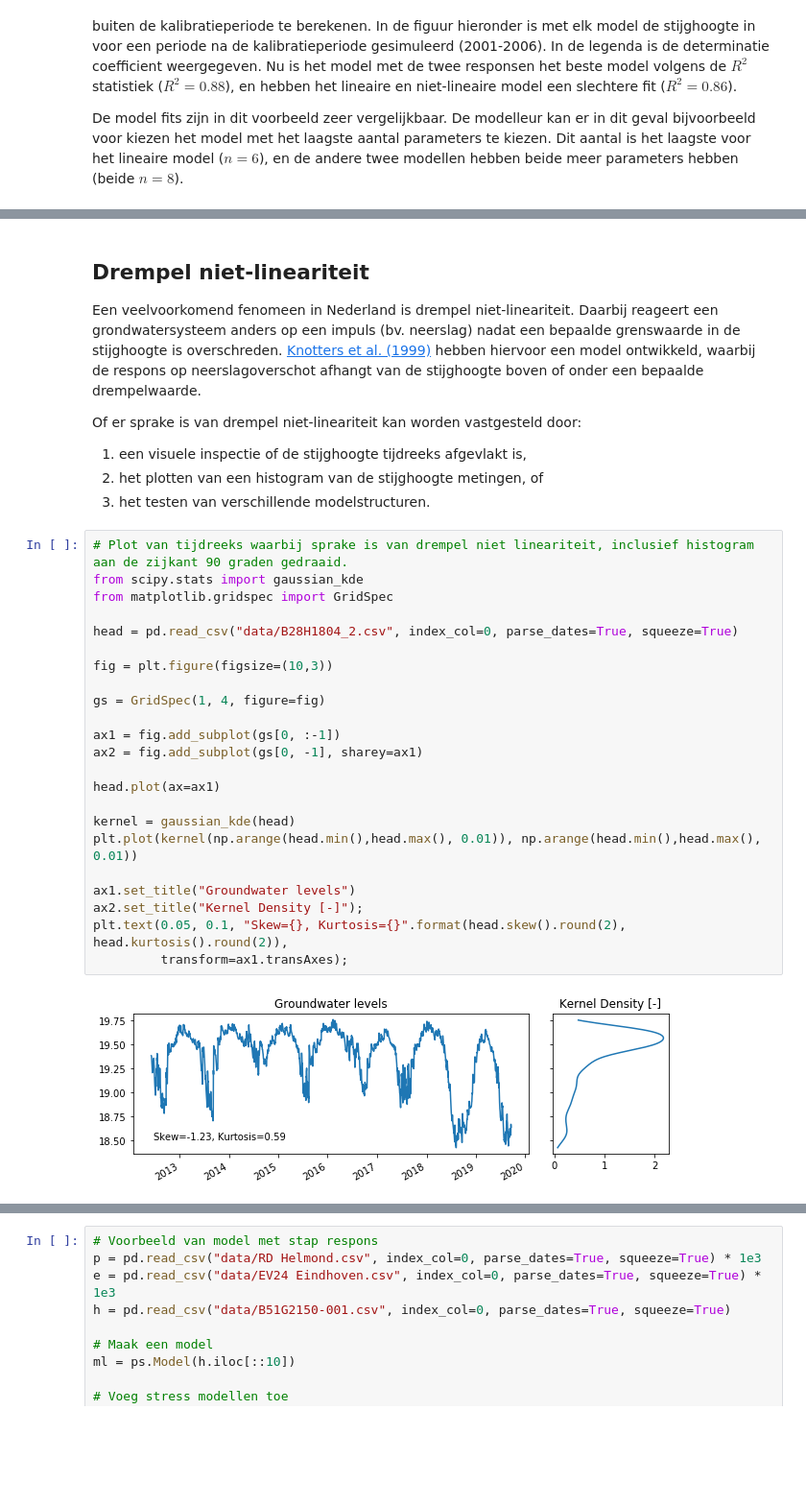
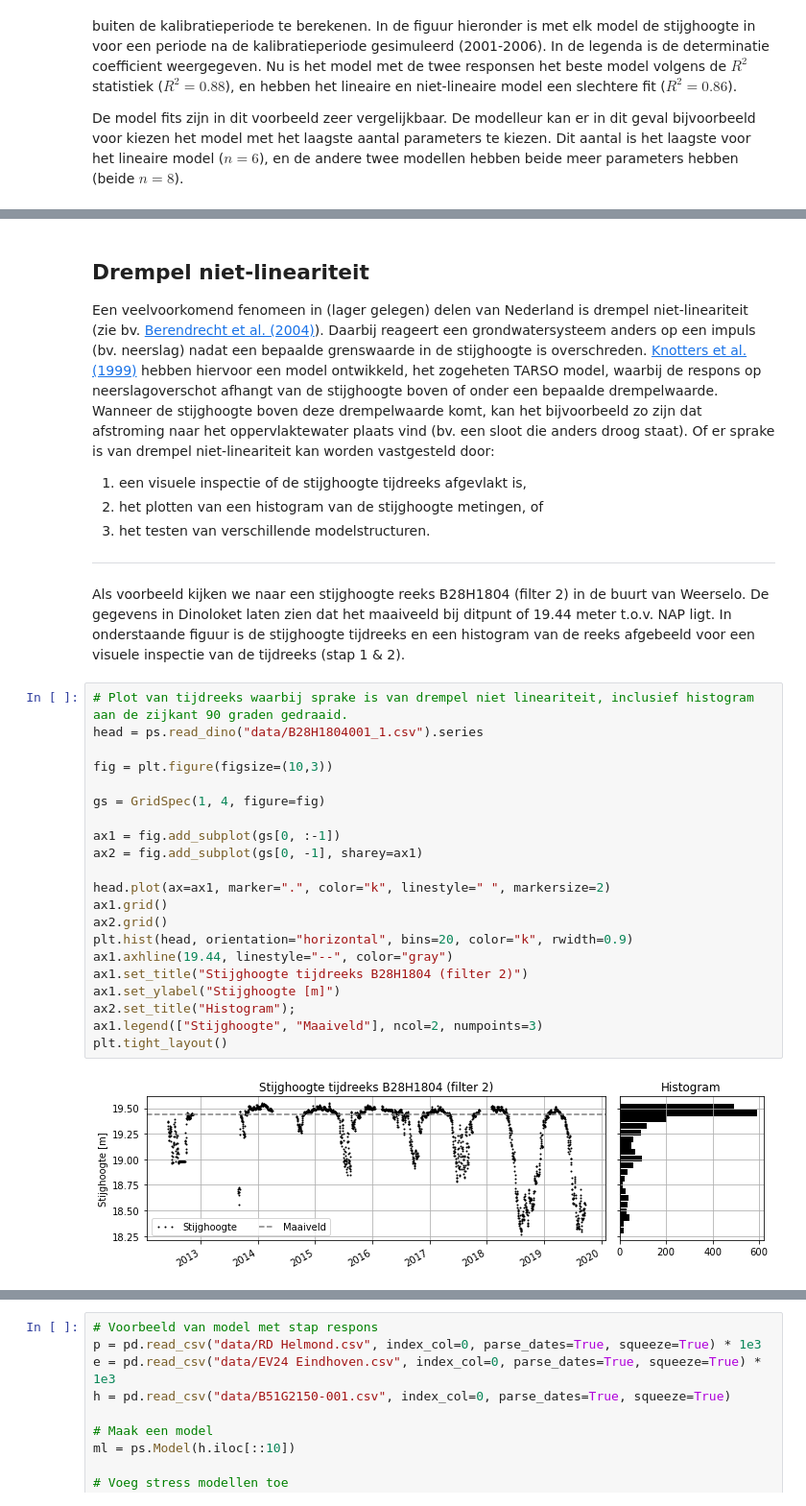
Before and after one commit to ArtesiaWater/stowa_handleiding_tijdreeksanalyse, a Jupyter notebook: model_structuur/model_structuur.ipynb, the cells around one changed output, grey strips where cells are left out. Shown: that part at 96% size. Drawn from its saved outputs; the diff is of its cells as text; blank space fills up the shorter version.

```diff
--- a/model_structuur/model_structuur.ipynb
+++ b/model_structuur/model_structuur.ipynb
@@ -187,35 +240,35 @@ plt.ylabel("Stijghoogte [m NAP]");
 # %% [markdown]
 ## Drempel niet-lineariteit
-Een veelvoorkomend fenomeen in Nederland is drempel niet-lineariteit. Daarbij reageert een grondwatersysteem anders op een impuls (bv. neerslag) nadat een bepaalde grenswaarde in de stijghoogte is overschreden. [Knotters et al. (1999)](#Referenties) hebben hiervoor een model ontwikkeld, waarbij de respons op neerslagoverschot afhangt van de stijghoogte boven of onder een bepaalde drempelwaarde.
-
-Of er sprake is van drempel niet-lineariteit kan worden vastgesteld door:
+Een veelvoorkomend fenomeen in (lager gelegen) delen van Nederland is drempel niet-lineariteit (zie bv. [Berendrecht et al. (2004)](#Referenties)). Daarbij reageert een grondwatersysteem anders op een impuls (bv. neerslag) nadat een bepaalde grenswaarde in de stijghoogte is overschreden. [Knotters et al. (1999)](#Referenties) hebben hiervoor een model ontwikkeld, het zogeheten TARSO model, waarbij de respons op neerslagoverschot afhangt van de stijghoogte boven of onder een bepaalde drempelwaarde. Wanneer de stijghoogte boven deze drempelwaarde komt, kan het bijvoorbeeld zo zijn dat afstroming naar het oppervlaktewater plaats vind (bv. een sloot die anders droog staat). Of er sprake is van drempel niet-lineariteit kan worden vastgesteld door:
 
 1. een visuele inspectie of de stijghoogte tijdreeks afgevlakt is,
 3. het plotten van een histogram van de stijghoogte metingen, of
 2. het testen van verschillende modelstructuren.
+
+---
+
+Als voorbeeld kijken we naar een stijghoogte reeks B28H1804 (filter 2) in de buurt van Weerselo. De gegevens in Dinoloket laten zien dat het maaiveeld bij ditpunt of 19.44 meter t.o.v. NAP ligt. In onderstaande figuur is de stijghoogte tijdreeks en een histogram van de reeks afgebeeld voor een visuele inspectie van de tijdreeks (stap 1 & 2).
 # %%
 # Plot van tijdreeks waarbij sprake is van drempel niet lineariteit, inclusief histogram aan de zijkant 90 graden gedraaid.
-from scipy.stats import gaussian_kde
-from matplotlib.gridspec import GridSpec
-
-head = pd.read_csv("data/B28H1804_2.csv", index_col=0, parse_dates=True, squeeze=True)
+head = ps.read_dino("data/B28H1804001_1.csv").series
 
 fig = plt.figure(figsize=(10,3))
 
 gs = GridSpec(1, 4, figure=fig)
 
 ax1 = fig.add_subplot(gs[0, :-1])
 ax2 = fig.add_subplot(gs[0, -1], sharey=ax1)
 
-head.plot(ax=ax1)
-
-kernel = gaussian_kde(head)
-plt.plot(kernel(np.arange(head.min(),head.max(), 0.01)), np.arange(head.min(),head.max(), 0.01))
-
-ax1.set_title("Groundwater levels")
-ax2.set_title("Kernel Density [-]");
-plt.text(0.05, 0.1, "Skew={}, Kurtosis={}".format(head.skew().round(2), head.kurtosis().round(2)),
-         transform=ax1.transAxes);
+head.plot(ax=ax1, marker=".", color="k", linestyle=" ", markersize=2)
+ax1.grid()
+ax2.grid()
+plt.hist(head, orientation="horizontal", bins=20, color="k", rwidth=0.9)
+ax1.axhline(19.44, linestyle="--", color="gray")
+ax1.set_title("Stijghoogte tijdreeks B28H1804 (filter 2)")
+ax1.set_ylabel("Stijghoogte [m]")
+ax2.set_title("Histogram");
+ax1.legend(["Stijghoogte", "Maaiveld"], ncol=2, numpoints=3)
+plt.tight_layout()
 # %% [output]
-[figure, old version]
+[figure, new version]
 # %% [markdown]
```
Also changed, not shown: parts of 25 cells of this notebook, 7 other files.
